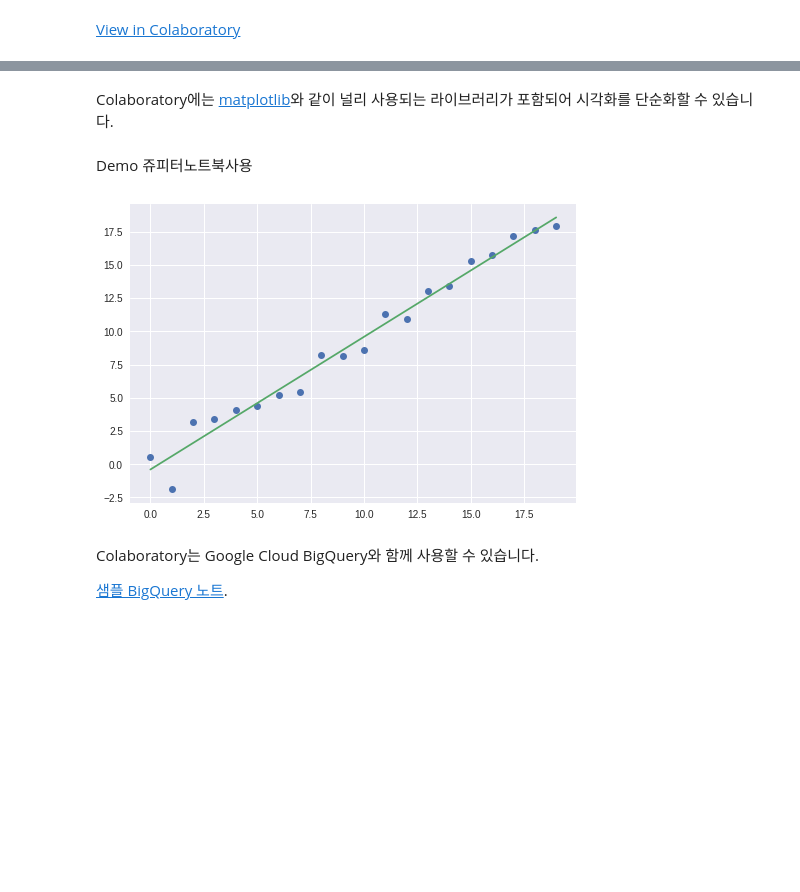
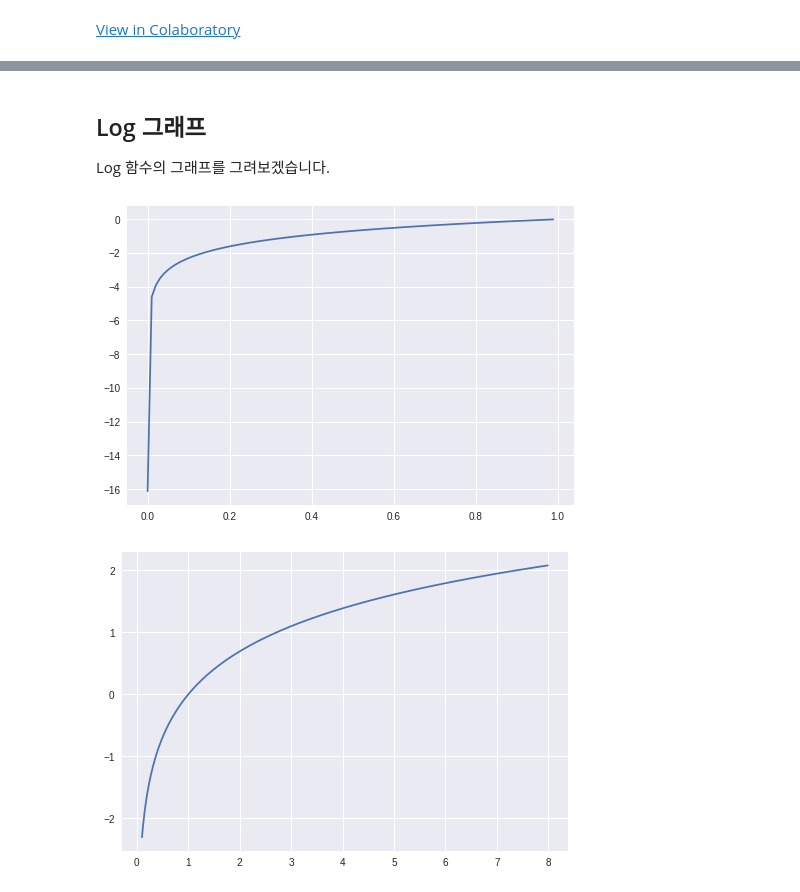
Before and after one commit to eventia/deepLearningOpenLecture, a Jupyter notebook: log_graph.ipynb, the cells around one changed output, grey strips where cells are left out. Drawn from its saved outputs; the diff is of its cells as text; code cells hidden in the pictures; blank space fills up the shorter version.

Commit message:
Colaboratory-DrawLogGrapg

```diff
--- a/log_graph.ipynb
+++ b/log_graph.ipynb
@@ -40,17 +3,27 @@ array([[2., 3., 4.],
-# %% [markdown]
- Colaboratory에는 [matplotlib](https://matplotlib.org/)와 같이 널리 사용되는 라이브러리가 포함되어 시각화를 단순화할 수 있습니다.
-# %% [markdown]
-Demo 쥬피터노트북사용
-# %%
-import matplotlib.pyplot as plt
-
-x = np.arange(20)
-y = [x_i + np.random.randn(1) for x_i in x]
-a, b = np.polyfit(x, y, 1)
-plt.plot(x, y, 'o', np.arange(20), a*np.arange(20)+b, '-');
-# %% [output]
-[figure, removed]
-# %% [markdown]
- Colaboratory는 Google Cloud BigQuery와 함께 사용할 수 있습니다.
-
-[샘플 BigQuery 노트](/notebooks/bigquery.ipynb).
+# %% [markdown]
+ ## Log 그래프
+Log 함수의 그래프를 그려보겠습니다.
+# %%
+import numpy as np
+t = [0, 0, 1, 0, 0, 0, 0, 0, 0, 0]
+
+import matplotlib.pyplot as plt
+
+delta = 1e-7
+x = np.arange(0, 1, 0.01)
+y = np.log(x+delta)
+
+
+# Graph
+plt.plot(x,y)
+#plt.grid()
+plt.show()
+
+xa = np.arange(0.1,8,0.01)
+ya = np.log(xa)
+
+plt.plot(xa,ya)
+plt.show()
+# %% [output]
+[figure, added]
+[figure, added]
```
Also changed, not shown: parts of 6 cells of this notebook.
